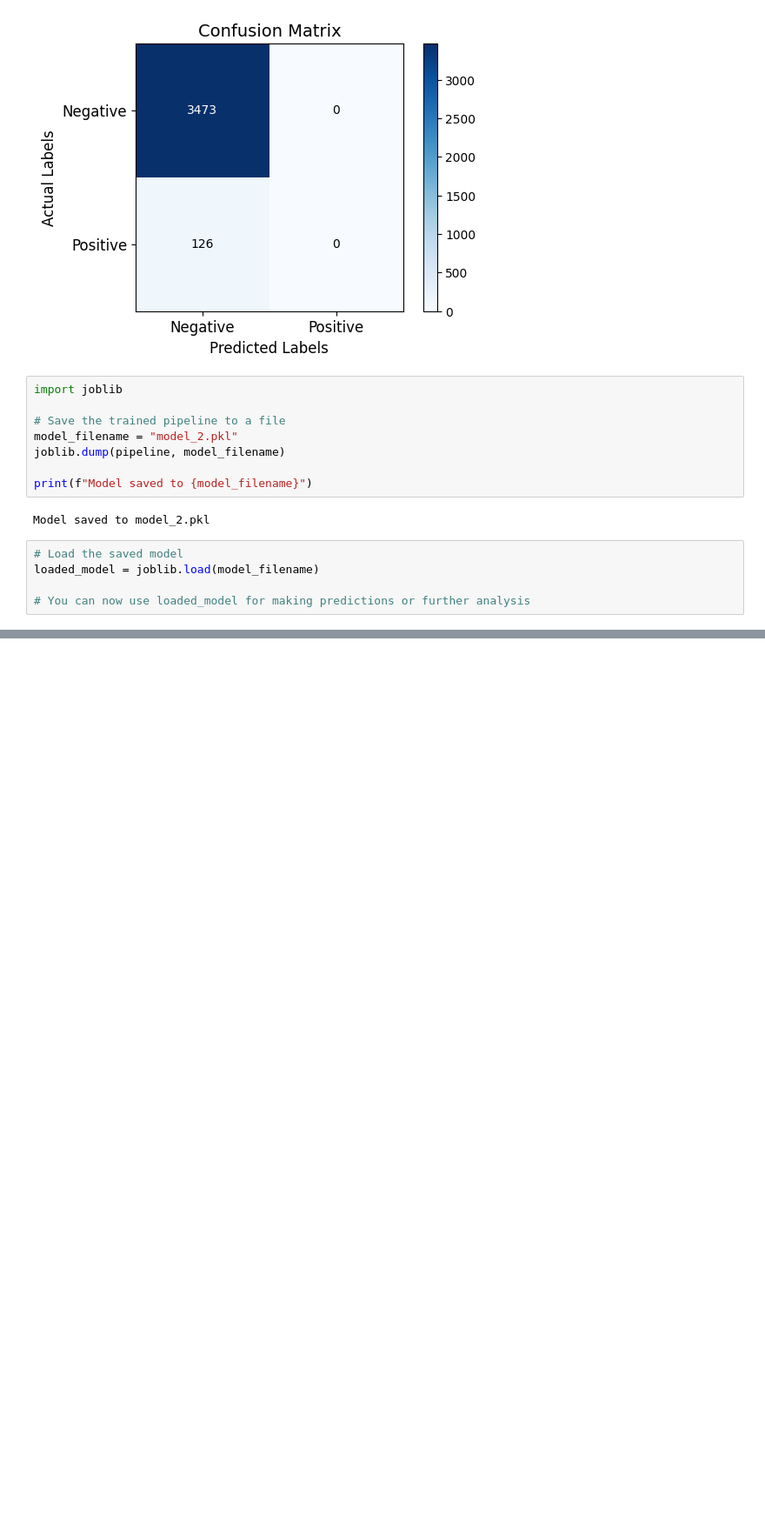
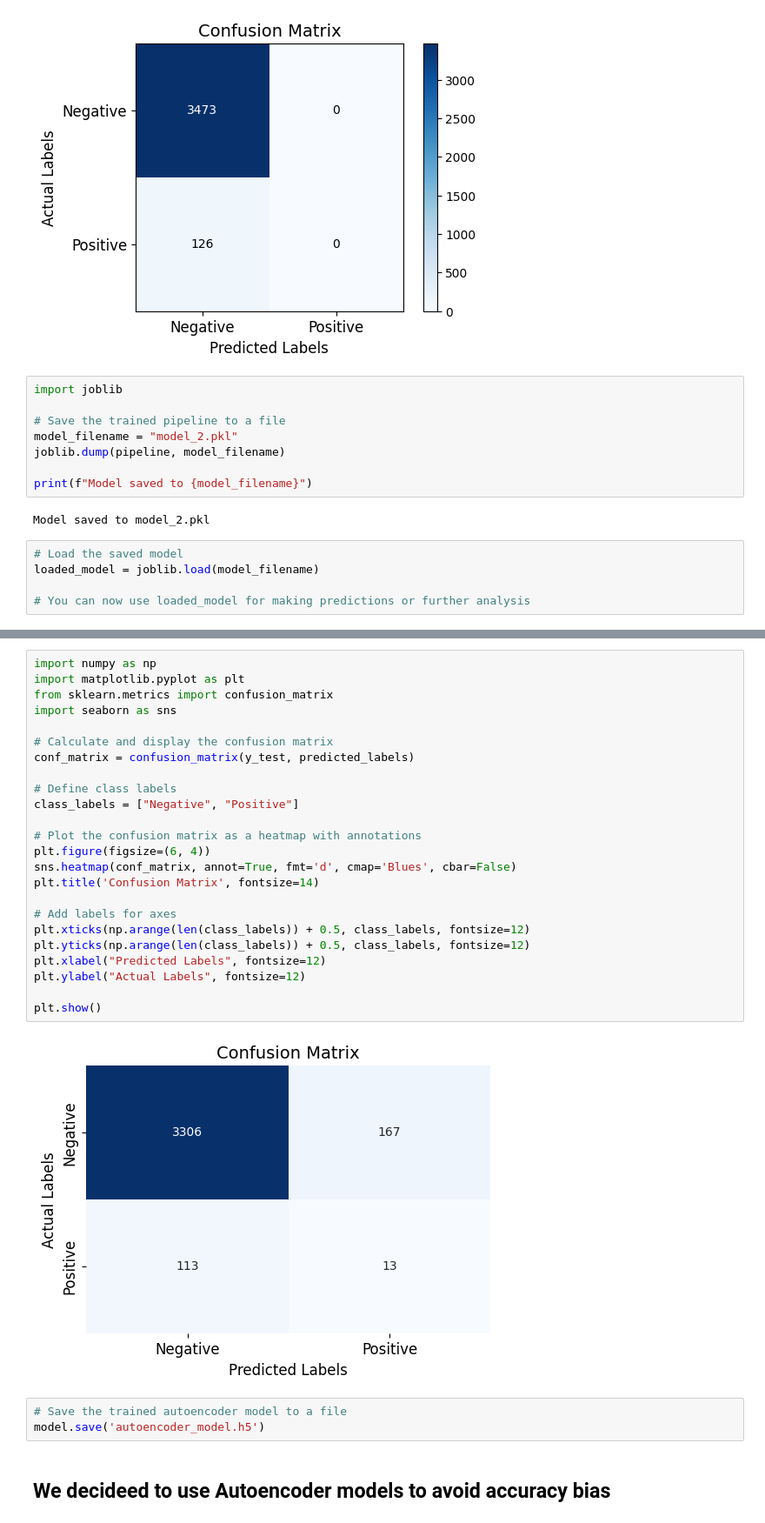
Before and after one commit to GeraldJamesLow/datathon_singlife, a Jupyter notebook: model.ipynb, the cells around one changed output, grey strips where cells are left out. Shown at 87% size. Cells and saved outputs as stored; diff of their text form; blank space fills up the shorter version.

```diff
--- a/model.ipynb
+++ b/model.ipynb
@@ -241,0 +338,31 @@ loaded_model = joblib.load(model_filename)
+# %%
+import numpy as np
+import matplotlib.pyplot as plt
+from sklearn.metrics import confusion_matrix
+import seaborn as sns
+
+# Calculate and display the confusion matrix
+conf_matrix = confusion_matrix(y_test, predicted_labels)
+
+# Define class labels
+class_labels = ["Negative", "Positive"]
+
+# Plot the confusion matrix as a heatmap with annotations
+plt.figure(figsize=(6, 4))
+sns.heatmap(conf_matrix, annot=True, fmt='d', cmap='Blues', cbar=False)
+plt.title('Confusion Matrix', fontsize=14)
+
+# Add labels for axes
+plt.xticks(np.arange(len(class_labels)) + 0.5, class_labels, fontsize=12)
+plt.yticks(np.arange(len(class_labels)) + 0.5, class_labels, fontsize=12)
+plt.xlabel("Predicted Labels", fontsize=12)
+plt.ylabel("Actual Labels", fontsize=12)
+
+plt.show()
+# %% [output]
+[figure, added]
+# %%
+# Save the trained autoencoder model to a file
+model.save('autoencoder_model.h5')
+# %% [markdown]
+## We decideed to use Autoencoder models to avoid accuracy bias
```
Also changed, not shown: parts of 2 cells of this notebook, 3 other files.
